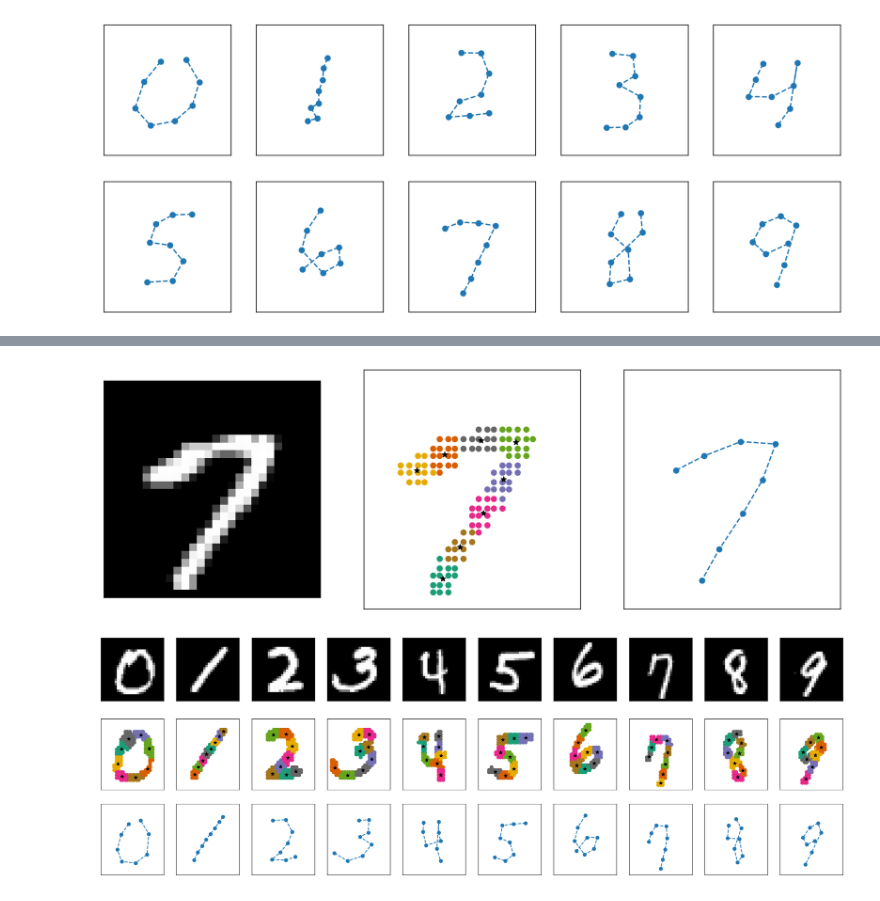
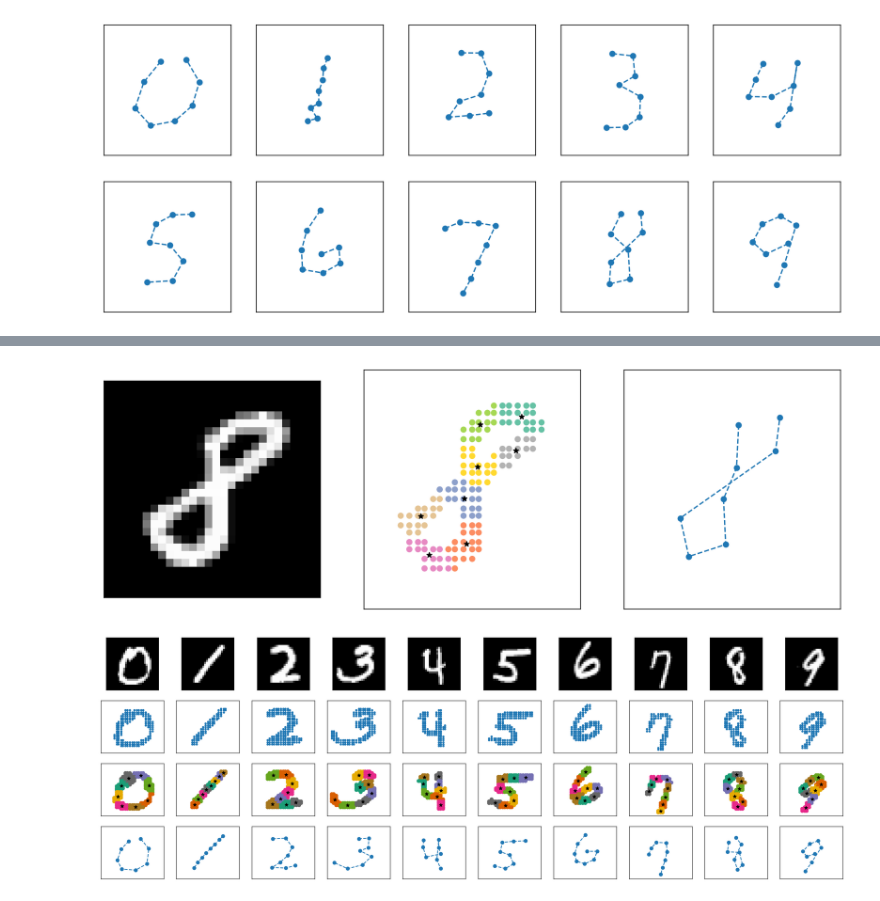
Before and after one commit to abpaudel/pen-digits-classification, a Jupyter notebook: Feature Extraction from MNIST.ipynb, the cells around one changed output, grey strips where cells are left out. Saved outputs shown, nothing was run; the diff lists cells and outputs as text; code cells hidden in the pictures.

```diff
--- a/Feature Extraction from MNIST.ipynb
+++ b/Feature Extraction from MNIST.ipynb
@@ -119,19 +152,19 @@ def mnist2clusters(img, pixval_min=100, scale=100):
     kmeans.fit(xycoors)
     return kmeans, xycoors
 
-def plot_clusters(kmeans, xycoors, only_centroids=False):
+def plot_clusters(kmeans, xycoors, marker='o', lim=(-1,101), only_centroids=False):
     pred = kmeans.predict(xycoors)
     if only_centroids:
         plt.scatter(kmeans.cluster_centers_[:,0], kmeans.cluster_centers_[:,1], marker='*',color='k')
-        plt.xlim((0,100))
-        plt.ylim((0,100))
+        plt.xlim(lim)
+        plt.ylim(lim)
         plt.xticks([])
         plt.yticks([])
     else:
-        plt.scatter(xycoors[:,0], xycoors[:,1], c=pred, cmap='Dark2')
+        plt.scatter(xycoors[:,0], xycoors[:,1], c=pred, cmap='Dark2', marker=marker)
         plt.scatter(kmeans.cluster_centers_[:,0], kmeans.cluster_centers_[:,1], marker='*',color='k')
-        plt.xlim((0,100))
-        plt.ylim((0,100))
+        plt.xlim(lim)
+        plt.ylim(lim)
         plt.xticks([])
         plt.yticks([])
 # %%
@@ -183,7 +243,7 @@ order=np.array([[0,4,2,7,1,5,3,6],#0
                 [1,5,6,2,3,7,4,0],#3
                 [7,2,6,1,0,3,5,4],#4
                 [6,2,0,3,7,4,1,5],#5
-                [5,2,3,0,4,1,6,7],#6
+                [5,2,3,7,0,4,1,6],#6
                 [1,7,3,5,0,6,2,4],#7
                 [6,4,0,1,7,3,5,2],#8
                 [0,6,1,7,3,5,2,4]])#9
@@ -231,14 +291,16 @@ def feature_extractor(img, label, thld_sc=1, return_clusters=False):
         return points8, km, xy
     return points8
 
-def plot_exfeatures(coord):
-    plt.plot(coord[:,0],coord[:,1], '--o')
-    plt.xlim((0,100))
-    plt.ylim((0,100))
+def plot_exfeatures(coord, marker='--o', c='tab:blue',lim=(-1,101)):
+    plt.plot(coord[:,0],coord[:,1], marker, color=c)
+    plt.scatter(coord[0,0],coord[0,1], marker='s', color=c)
+    plt.xlim(lim)
+    plt.ylim(lim)
     plt.xticks([])
     plt.yticks([])
 # %%
-indx=373
+np.random.seed(0)
+indx=401
 plt.figure(figsize=(15,5))
 plt.subplot(1,3,1)
 plot_mnist(features.iloc[indx].values)
@@ -249,22 +311,24 @@ plt.subplot(1,3,3)
 plot_exfeatures(pts)
 plt.show()
 # %% [output]
-[figure, old version]
+[figure, new version]
 # %%
 allmnist_f = mnist.drop('label', axis=1)
 allmnist_l = mnist.label
 # %%
 np.random.seed(18) #3,5,7,10,18*
 samples = {i:allmnist_l[allmnist_l==i].sample(1, replace=False).index for i in range(10)}
 plt.figure(figsize=(24,8))
 for j in range(10):
     indx = samples[j][0]
-    plt.subplot2grid((3,10),(0, j))
+    plt.subplot2grid((4,10),(0, j))
     plot_mnist(allmnist_f.iloc[indx].values)
     pts, kms, xys = feature_extractor(allmnist_f.iloc[indx].values, allmnist_l[indx], thld_sc=1, return_clusters=True)
-    plt.subplot2grid((3,10),(1, j))
+    plt.subplot2grid((4,10),(1, j))
+    plot_coord(xys,'.')
+    plt.subplot2grid((4,10),(2, j))
     plot_clusters(kms, xys)
-    plt.subplot2grid((3,10),(2, j))
+    plt.subplot2grid((4,10),(3, j))
     plot_exfeatures(pts)
 # %% [output]
-[figure, old version]
+[figure, new version]
```
Also changed, not shown: parts of 18 cells of this notebook, 2 other files.
